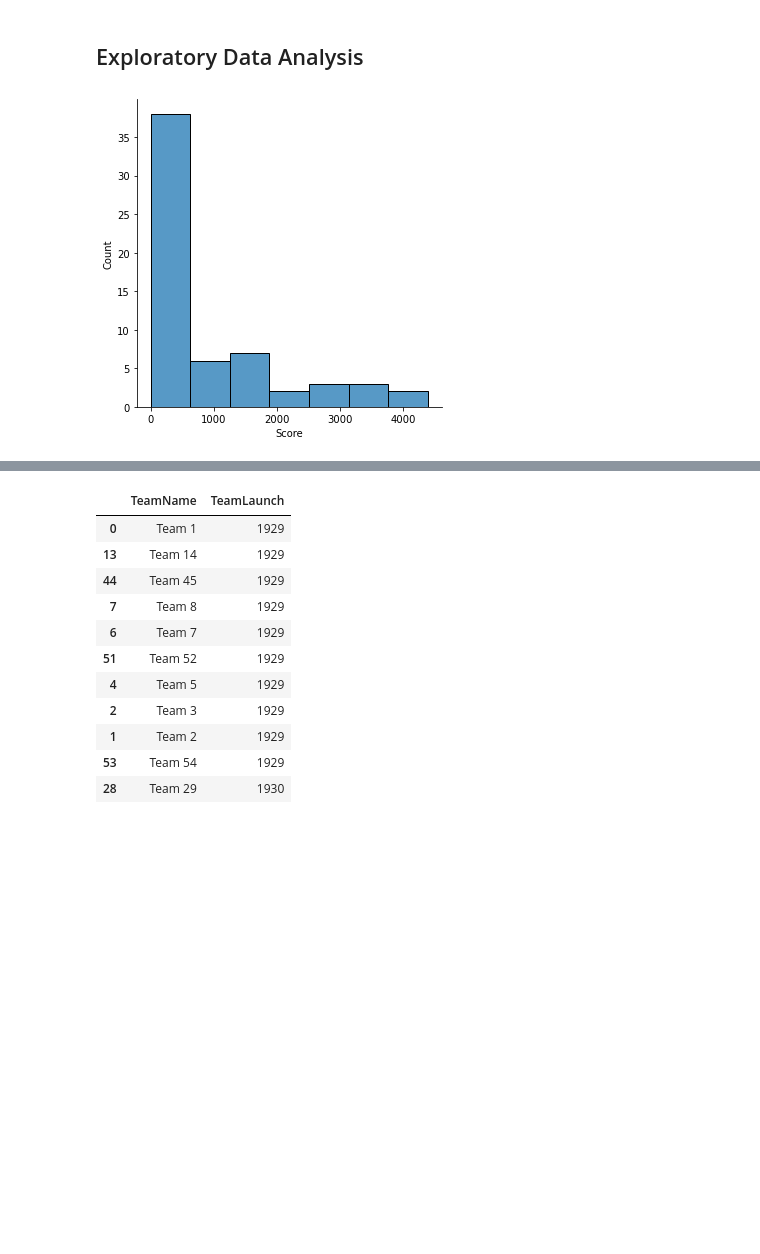
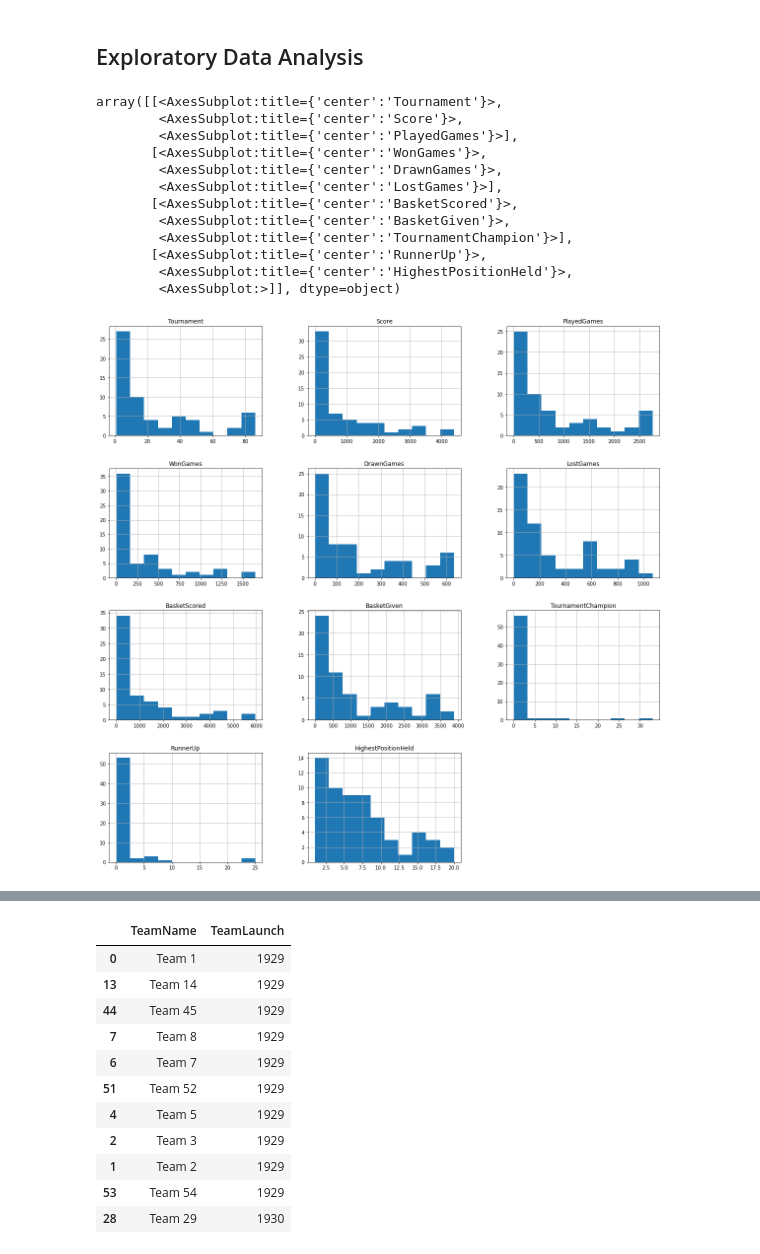
Before and after one commit to SelvamRaju/Applied-Statistics, a Jupyter notebook: Part-Two.ipynb, the cells around one changed output, grey strips where cells are left out. Saved outputs shown, nothing was run; the diff lists cells and outputs as text; code cells hidden in the pictures; blank space fills up the shorter version.

```diff
--- a/Part-Two.ipynb
+++ b/Part-Two.ipynb
@@ -174,11 +174,21 @@ gameData.describe().transpose()
 | HighestPositionHeld | 61.0 | 7.081967 | 5.276663 | 1.0 | 3.0 | 6.0 | 10.0 | 20.0 |
 # %% [markdown]
 ## Exploratory Data Analysis
-# %%
-# Distribution of Score
-#plt.figure(figsize=(10,5))
-#plt.title('Distribution of Score')
-sns.displot(gameData['Score'])
-plt.show()
-# %% [output]
-[figure, removed]
+# %%
+# Historgram Distribution
+
+gameData.hist(figsize=(20,20))
+# %% [output]
+array([[<AxesSubplot:title={'center':'Tournament'}>,
+        <AxesSubplot:title={'center':'Score'}>,
+        <AxesSubplot:title={'center':'PlayedGames'}>],
+       [<AxesSubplot:title={'center':'WonGames'}>,
+        <AxesSubplot:title={'center':'DrawnGames'}>,
+        <AxesSubplot:title={'center':'LostGames'}>],
+       [<AxesSubplot:title={'center':'BasketScored'}>,
+        <AxesSubplot:title={'center':'BasketGiven'}>,
+        <AxesSubplot:title={'center':'TournamentChampion'}>],
+       [<AxesSubplot:title={'center':'RunnerUp'}>,
+        <AxesSubplot:title={'center':'HighestPositionHeld'}>,
+        <AxesSubplot:>]], dtype=object)
+[figure, added]
```
Also changed, not shown: parts of 8 cells of this notebook.
